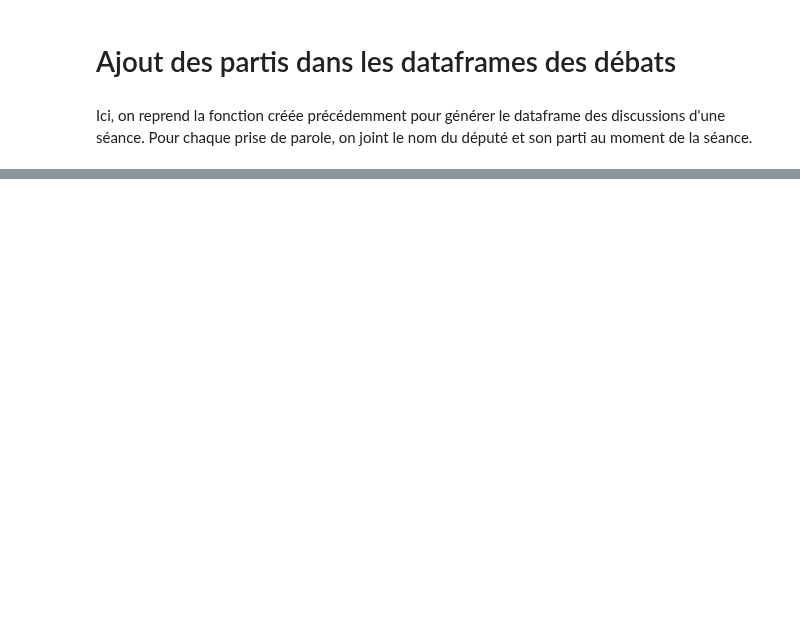
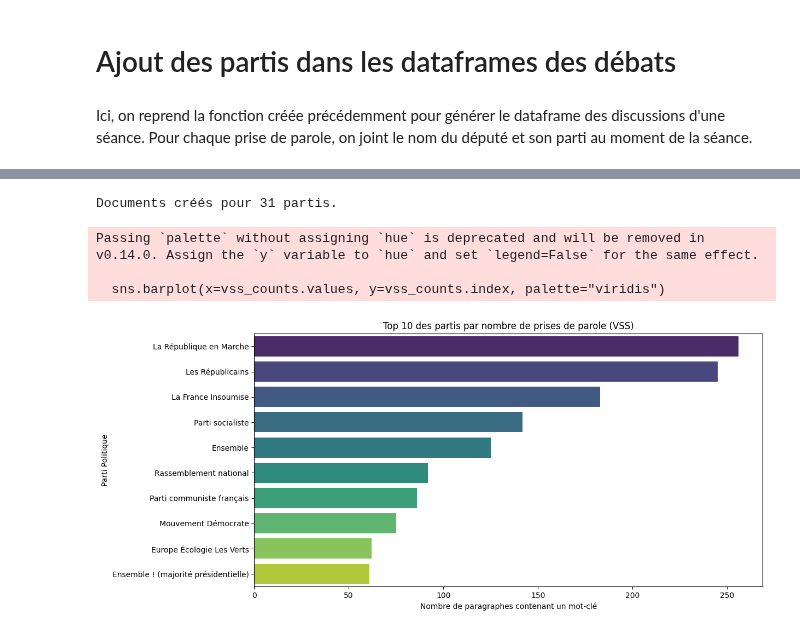
Before and after one commit to gabrielorsatti/projet_eco_socio, a Jupyter notebook: parsing_debats.ipynb, the cells around one changed output, grey strips where cells are left out. Cells and saved outputs as stored; diff of their text form; code cells hidden in the pictures; blank space fills up the shorter version.

```diff
--- a/parsing_debats.ipynb
+++ b/parsing_debats.ipynb
@@ -303,0 +325,10 @@ def ajouter_partis(df_debats, df_deputes):
+# %%
+#  on s'assure que les deux dataframes utilisent des chaînes de caractères pour la clé 'parti'
+df_deputes["parti"] = df_deputes["parti"].astype(str)
+df_partis["parti"] = df_partis["parti"].astype(str)
+
+#  merge ET on l'assigne à df_deputes
+df_deputes = df_deputes.merge(df_partis, on="parti", how="left")
+
+
+print("Nouvelles colonnes :", df_deputes.columns.tolist())
@@ -303,0 +385,40 @@ def ajouter_partis(df_debats, df_deputes):
+# %%
+
+output_dir = "/home/onyxia/work/projet_eco_socio/analyses_par_partis/"
+os.makedirs(output_dir, exist_ok=True)
+
+# on groupe par le nom du parti
+for parti, group in df_vss.groupby("nom_parti"):
+    # nettoyage du nom du parti pour le nom de fichier
+    nom_propre = "".join(x for x in parti if x.isalnum() or x in "._- ").strip()
+
+    with open(f"{output_dir}{nom_propre}.txt", "w", encoding="utf-8") as f:
+        # on écrit chaque prise de parole dans le fichier
+        for discours in group["texte"]:
+            f.write(discours + "\n\n---\n\n")
+
+print(f"Documents créés pour {len(df_vss['nom_parti'].unique())} partis.")
+# %% [output]
+Documents créés pour 31 partis.
+# %%
+import matplotlib.pyplot as plt
+import seaborn as sns
+
+# on s'assure d'avoir notre dataframe filtré avec uniquement les lignes "VSS"
+pattern = '|'.join(a_tester)
+df_vss = df_global[df_global['texte'].str.contains(pattern, case=False, na=False)].copy()
+
+# Calcul du nombre de prises de parole par parti
+vss_counts = df_vss['nom_parti'].value_counts().head(10) # Top 10 des partis
+
+plt.figure(figsize=(12, 6))
+sns.barplot(x=vss_counts.values, y=vss_counts.index, palette="viridis")
+plt.title("Top 10 des partis par nombre de prises de parole (VSS)")
+plt.xlabel("Nombre de paragraphes contenant un mot-clé")
+plt.ylabel("Parti Politique")
+plt.show()
+# %% [output]
+Passing `palette` without assigning `hue` is deprecated and will be removed in v0.14.0. Assign the `y` variable to `hue` and set `legend=False` for the same effect.
+
+  sns.barplot(x=vss_counts.values, y=vss_counts.index, palette="viridis")
+[figure, added]
```
Also changed, not shown: parts of 14 cells of this notebook, 1 other file.
